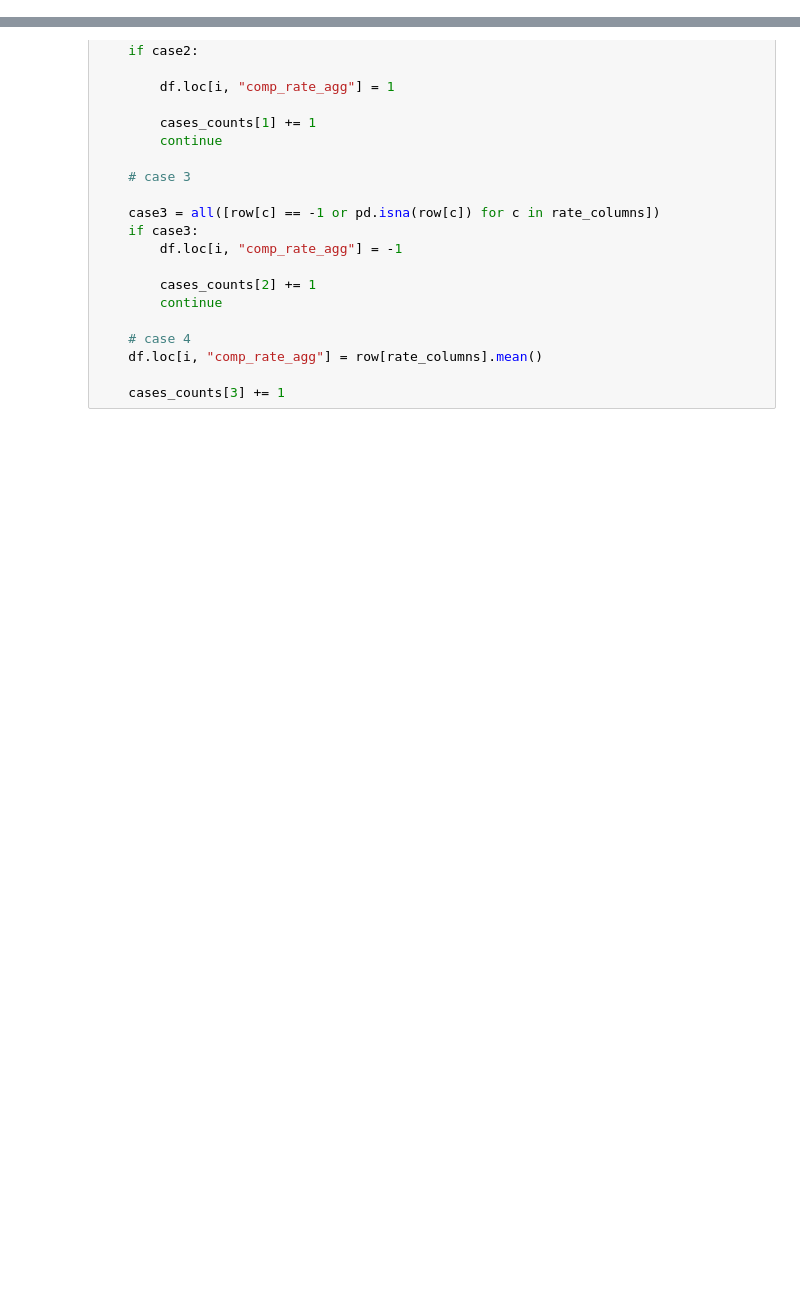
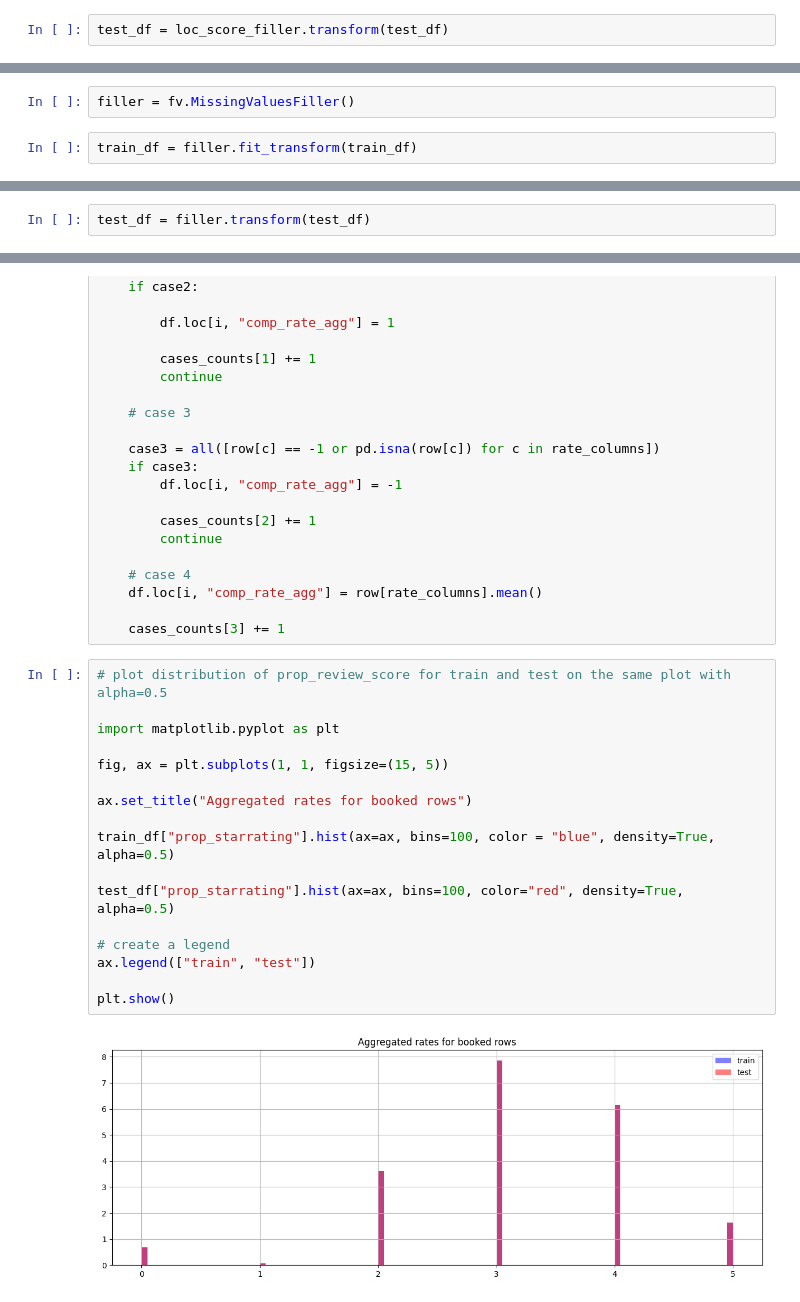
Before and after one commit to michelexyz/DMT-assignment-2, a Jupyter notebook: filling_values.ipynb, the cells around one changed output, grey strips where cells are left out. Cells and saved outputs as stored; diff of their text form; blank space fills up the shorter version.

```diff
--- a/filling_values.ipynb
+++ b/filling_values.ipynb
@@ -801,0 +864,2 @@ the number of missing values for visitor_hist_adr_usd after second filling by me
+# %%
+test_df = loc_score_filler.transform(test_df)
@@ -801,0 +868,4 @@ the number of missing values for visitor_hist_adr_usd after second filling by me
+# %%
+filler = fv.MissingValuesFiller()
+# %%
+train_df = filler.fit_transform(train_df)
@@ -801,0 +890,2 @@ the number of missing values for visitor_hist_adr_usd after second filling by me
+# %%
+test_df = filler.transform(test_df)
@@ -861,3 +992,22 @@ for i, row in tqdm(df.iterrows(), desc="rows"):
     df.loc[i, "comp_rate_agg"] = row[rate_columns].mean()
 
     cases_counts[3] += 1
+# %%
+# plot distribution of prop_review_score for train and test on the same plot with alpha=0.5
+
+import matplotlib.pyplot as plt
+
+fig, ax = plt.subplots(1, 1, figsize=(15, 5))
+
+ax.set_title("Aggregated rates for booked rows")
+
+train_df["prop_starrating"].hist(ax=ax, bins=100, color = "blue", density=True, alpha=0.5)
+
+test_df["prop_starrating"].hist(ax=ax, bins=100, color="red", density=True, alpha=0.5)
+
+# create a legend
+ax.legend(["train", "test"])
+
+plt.show()
+# %% [output]
+[figure, added]
```
Also changed, not shown: parts of 20 cells of this notebook, 6 other files.
